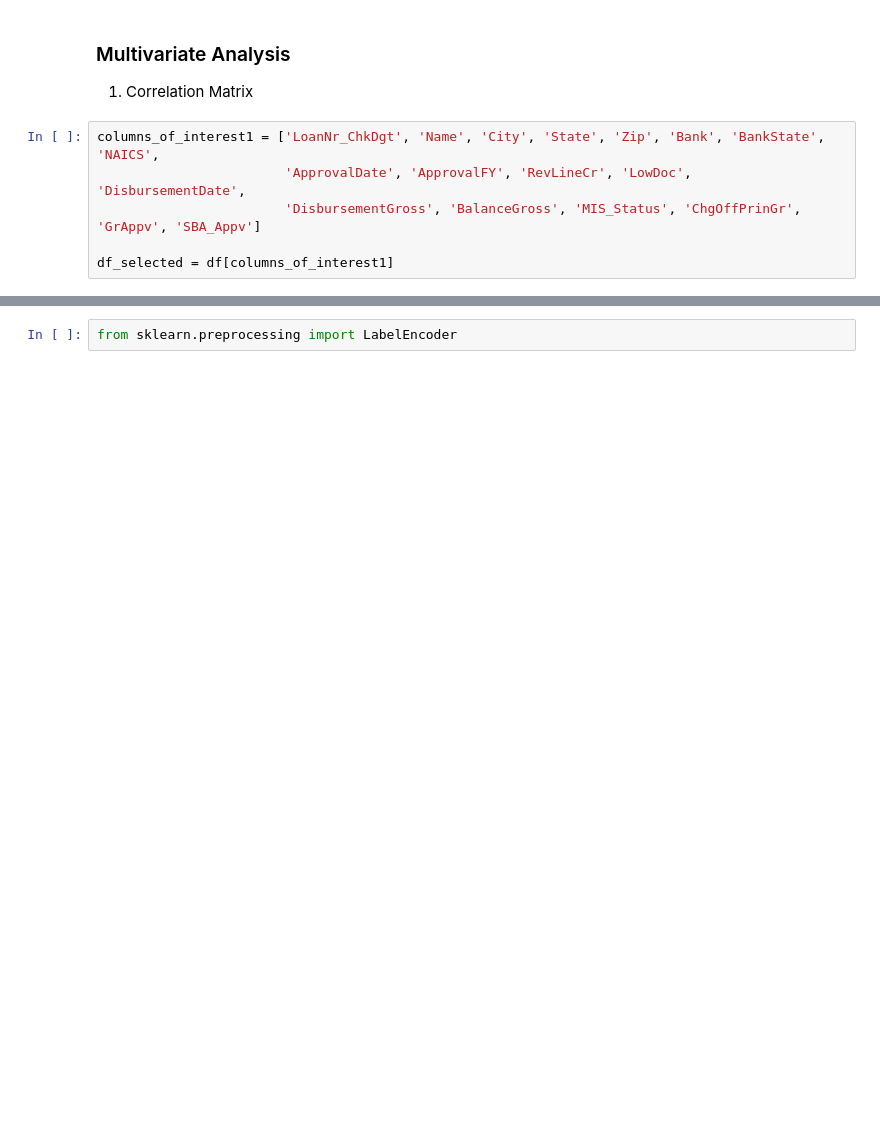
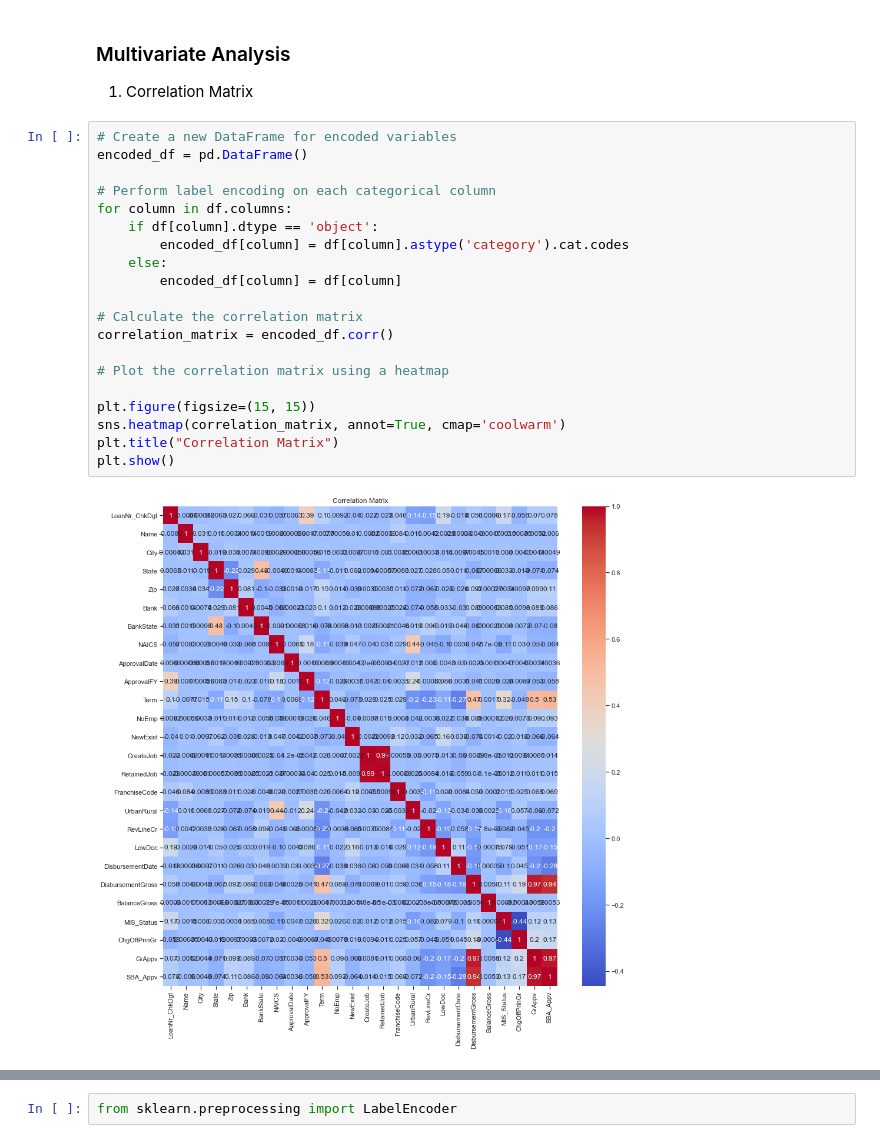
Before and after one commit to LynneMutwiri/Credit_Worthiness_of_Small_Businesses, a Jupyter notebook: SBA.ipynb, the cells around one changed output, grey strips where cells are left out. Cells and saved outputs as stored; diff of their text form; blank space fills up the shorter version.

```diff
--- a/SBA.ipynb
+++ b/SBA.ipynb
@@ -329,9 +331,25 @@ plt.show()
 ### Multivariate Analysis
 
 1. Correlation Matrix
-# %%
-columns_of_interest1 = ['LoanNr_ChkDgt', 'Name', 'City', 'State', 'Zip', 'Bank', 'BankState', 'NAICS',
-                        'ApprovalDate', 'ApprovalFY', 'RevLineCr', 'LowDoc', 'DisbursementDate',
-                        'DisbursementGross', 'BalanceGross', 'MIS_Status', 'ChgOffPrinGr', 'GrAppv', 'SBA_Appv']
-
-df_selected = df[columns_of_interest1]
+# %%
+# Create a new DataFrame for encoded variables
+encoded_df = pd.DataFrame()
+
+# Perform label encoding on each categorical column
+for column in df.columns:
+    if df[column].dtype == 'object':
+        encoded_df[column] = df[column].astype('category').cat.codes
+    else:
+        encoded_df[column] = df[column]
+
+# Calculate the correlation matrix
+correlation_matrix = encoded_df.corr()
+
+# Plot the correlation matrix using a heatmap
+
+plt.figure(figsize=(15, 15))
+sns.heatmap(correlation_matrix, annot=True, cmap='coolwarm')
+plt.title("Correlation Matrix")
+plt.show()
+# %% [output]
+[figure, added]
```
Also changed, not shown: parts of 7 cells of this notebook.
